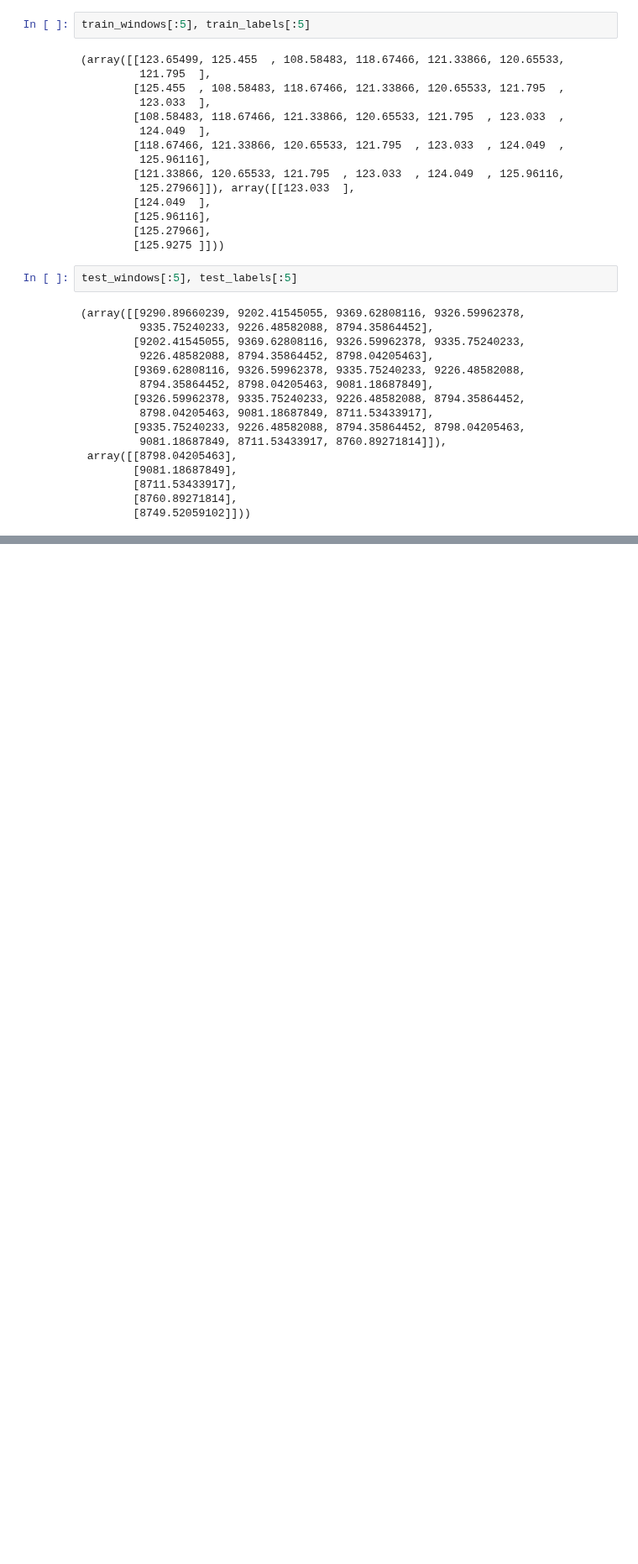
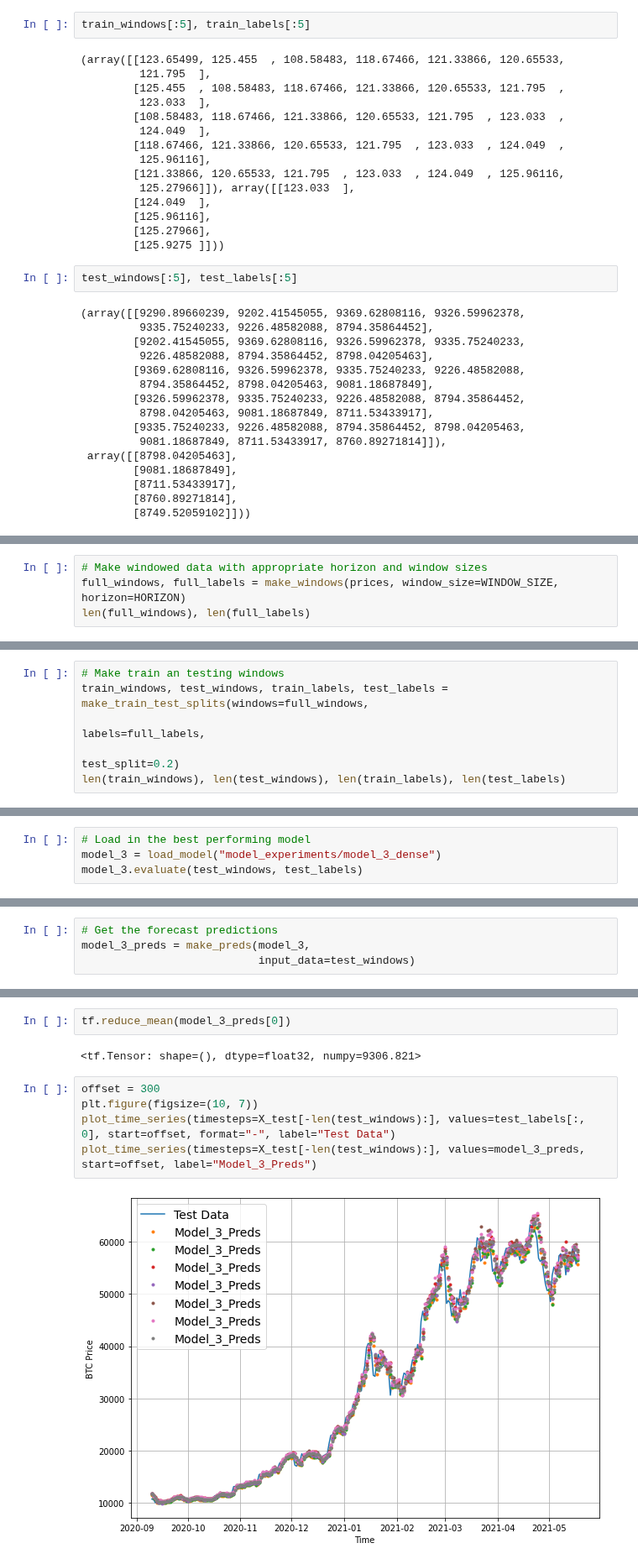
Before and after one commit to Nikhil-Nandam/TensorFlow-Notebooks, a Jupyter notebook: 10_Time_Series_Forecasting_with_TensorFlow.ipynb, the cells around one changed output, grey strips where cells are left out. Shown at 84% size. Drawn from its saved outputs; the diff is of its cells as text; blank space fills up the shorter version.

```diff
--- a/10_Time_Series_Forecasting_with_TensorFlow.ipynb
+++ b/10_Time_Series_Forecasting_with_TensorFlow.ipynb
@@ -606,0 +859,4 @@ test_windows[:5], test_labels[:5]
+# %%
+# Make windowed data with appropriate horizon and window sizes
+full_windows, full_labels = make_windows(prices, window_size=WINDOW_SIZE, horizon=HORIZON)
+len(full_windows), len(full_labels)
@@ -606,0 +865,6 @@ test_windows[:5], test_labels[:5]
+# %%
+# Make train an testing windows
+train_windows, test_windows, train_labels, test_labels = make_train_test_splits(windows=full_windows,
+                                                                                labels=full_labels,
+                                                                                test_split=0.2)
+len(train_windows), len(test_windows), len(train_labels), len(test_labels)
@@ -606,0 +926,4 @@ test_windows[:5], test_labels[:5]
+# %%
+# Load in the best performing model
+model_3 = load_model("model_experiments/model_3_dense")
+model_3.evaluate(test_windows, test_labels)
@@ -606,0 +933,4 @@ test_windows[:5], test_labels[:5]
+# %%
+# Get the forecast predictions
+model_3_preds = make_preds(model_3,
+                           input_data=test_windows)
@@ -606,0 +988,11 @@ test_windows[:5], test_labels[:5]
+# %%
+tf.reduce_mean(model_3_preds[0])
+# %% [output]
+<tf.Tensor: shape=(), dtype=float32, numpy=9306.821>
+# %%
+offset = 300
+plt.figure(figsize=(10, 7))
+plot_time_series(timesteps=X_test[-len(test_windows):], values=test_labels[:, 0], start=offset, format="-", label="Test Data")
+plot_time_series(timesteps=X_test[-len(test_windows):], values=model_3_preds, start=offset, label="Model_3_Preds")
+# %% [output]
+[figure, added]
```
Also changed, not shown: parts of 69 cells of this notebook.
